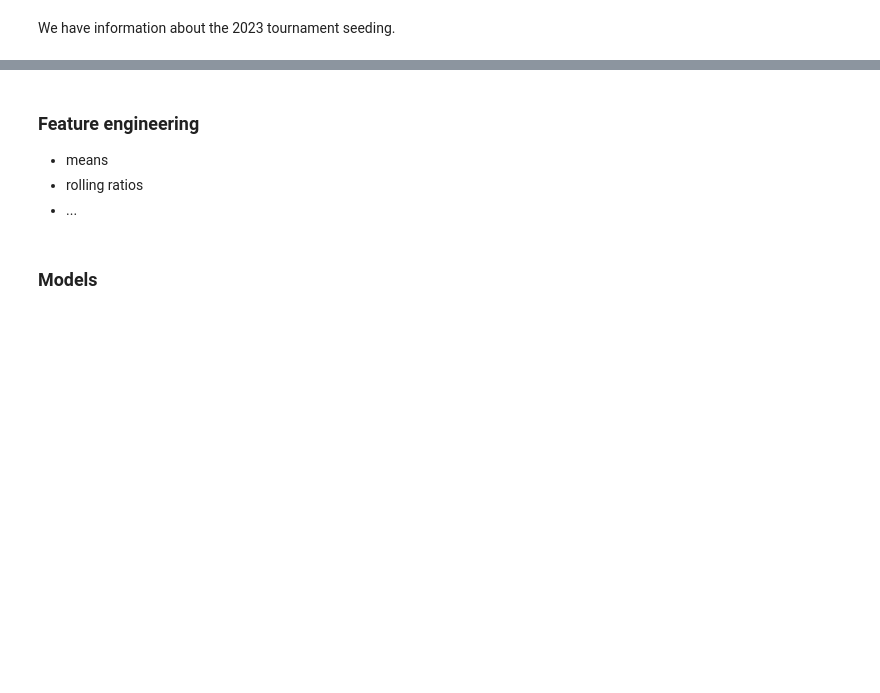
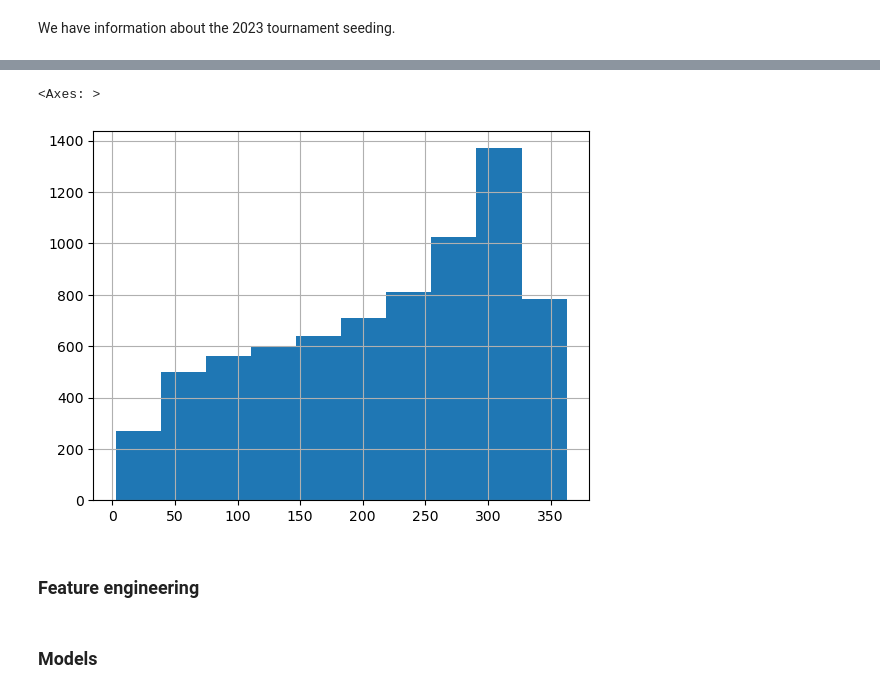
Before and after one commit to skowronskid/March-Machine-Learning-Mania-2023, a Jupyter notebook: main.ipynb, the cells around one changed output, grey strips where cells are left out. Saved outputs shown, nothing was run; the diff lists cells and outputs as text; code cells hidden in the pictures; blank space fills up the shorter version.

Commit message:
some data prep

```diff
--- a/main.ipynb
+++ b/main.ipynb
@@ -138,0 +243,8 @@ We have information about the 2023 tournament seeding.
+# %%
+M_massey = pd.read_csv('data/MMasseyOrdinals_thru_Season2023_Day128.csv')
+# %%
+M_massey_working = M_massey.groupby(["Season", "RankingDayNum", "TeamID", ]).mean().reset_index()
+M_massey_working["EndRankingDayNum"] = M_massey_working["RankingDayNum"] + 6 # it's a weekly ranking
+
+# table with the last ranking before the tournament
+M_massey_tourney = M_massey_working.groupby(["Season", "TeamID"])[["RankingDayNum","OrdinalRank"]].max("RankingDayNum").reset_index()[['Season', 'TeamID', 'OrdinalRank']]
@@ -139,9 +267,10 @@ We have information about the 2023 tournament seeding.
+# %%
+M_massey_tourney["OrdinalRank"].hist()
+# %% [output]
+<Axes: >
+[figure, added]
 # %% [markdown]
 ### Feature engineering
-
-* means
-* rolling ratios
-* ...
 # %% [markdown]
 ### Models
 # %% [markdown]
```
Also changed, not shown: parts of 17 cells of this notebook.
